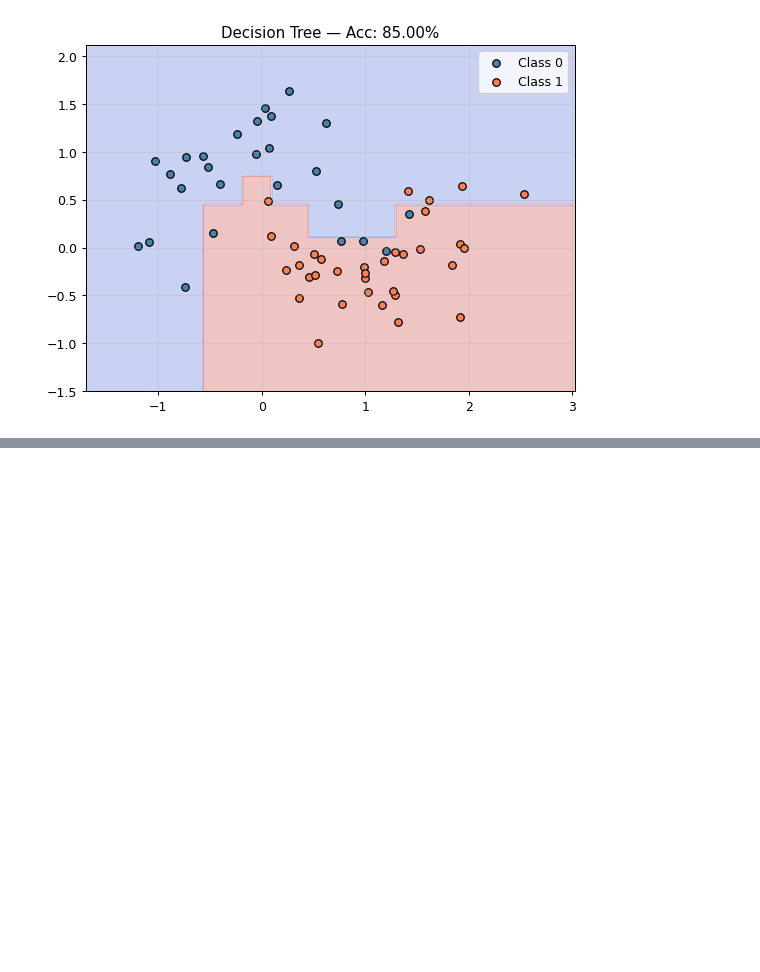
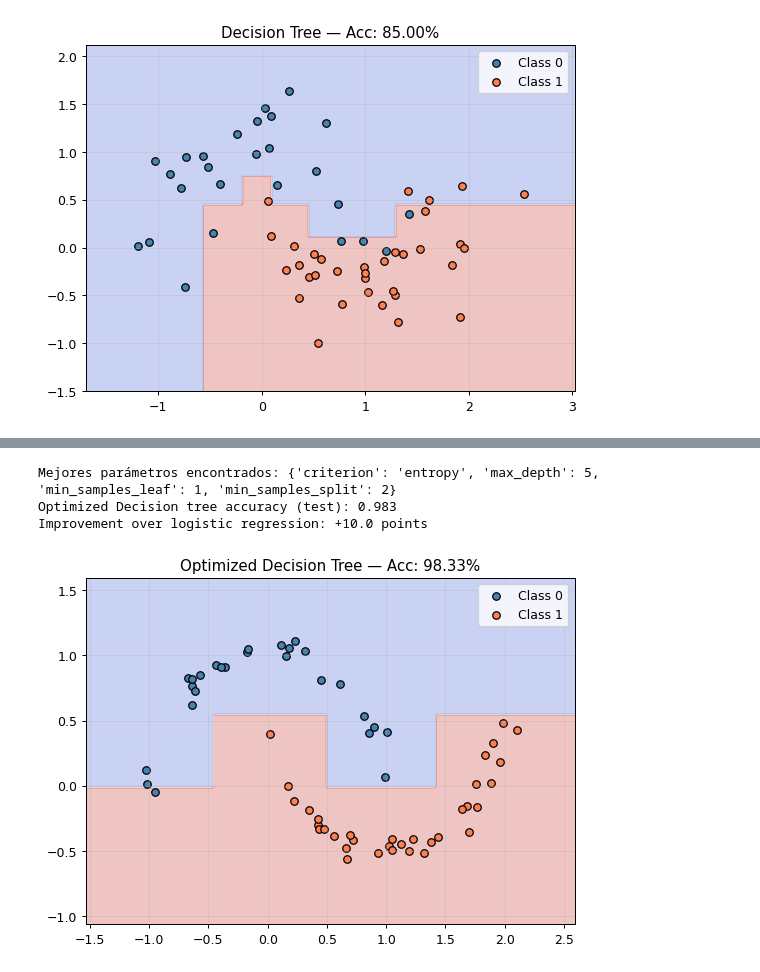
Before and after one commit to danielbazx/Machine-Learning-6-SIN-A-Mar-Jul-2026, a Jupyter notebook: trees.ipynb, the cells around one changed output, grey strips where cells are left out. Drawn from its saved outputs; the diff is of its cells as text; code cells hidden in the pictures; blank space fills up the shorter version.

```diff
--- a/trees.ipynb
+++ b/trees.ipynb
@@ -79,0 +109,42 @@ Decision Tree accuracy (test): 0.850
+# %%
+from sklearn.model_selection import GridSearchCV
+
+# 1. Definimos el espacio de búsqueda de hiperparámetros
+param_grid = {
+    'criterion': ['gini', 'entropy'],       # Diferentes formas de medir la pureza del corte
+    'max_depth': [3, 4, 5, 6, 7, 8, None],  # Probamos distintas profundidades
+    'min_samples_leaf': [1, 2, 5, 10],      # Mínimo de muestras permitidas al final de una rama
+    'min_samples_split': [2, 5, 10]         # Mínimo de muestras para permitir una división
+}
+
+# 2. Instanciamos el árbol base
+base_tree = DecisionTreeClassifier(random_state=42)
+
+# 3. Configuramos la búsqueda exhaustiva con validación cruzada de 5 particiones (cv=5)
+grid_search = GridSearchCV(estimator=base_tree, param_grid=param_grid, cv=5, scoring='accuracy', n_jobs=-1)
+
+# 4. Entrenamos para encontrar la combinación perfecta
+grid_search.fit(X_train, y_train)
+
+# 5. Extraemos el modelo ganador
+best_tree = grid_search.best_estimator_
+
+# 6. Evaluamos el nuevo árbol optimizado
+acc_best_tree = accuracy_score(y_test, best_tree.predict(X_test))
+
+print(f'Mejores parámetros encontrados: {grid_search.best_params_}')
+print(f'Optimized Decision tree accuracy (test): {acc_best_tree:.3f}')
+
+# Nota: Asumiendo que 'acc_logreg' todavía está en memoria de tu primera ejecución
+try:
+    print(f'Improvement over logistic regression: +{(acc_best_tree - acc_logreg)*100:.1f} points')
+except NameError:
+    pass # Si acc_logreg no está definido en esta ejecución, simplemente se omite
+
+# 7. Graficamos la frontera del mejor árbol
+plot_decision_boundary(best_tree, X_test, y_test, f'Optimized Decision Tree — Acc: {acc_best_tree:.2%}')
+# %% [output]
+Mejores parámetros encontrados: {'criterion': 'entropy', 'max_depth': 5, 'min_samples_leaf': 1, 'min_samples_split': 2}
+Optimized Decision tree accuracy (test): 0.983
+Improvement over logistic regression: +10.0 points
+[figure, added]
```
Also changed, not shown: parts of 2 cells of this notebook.
